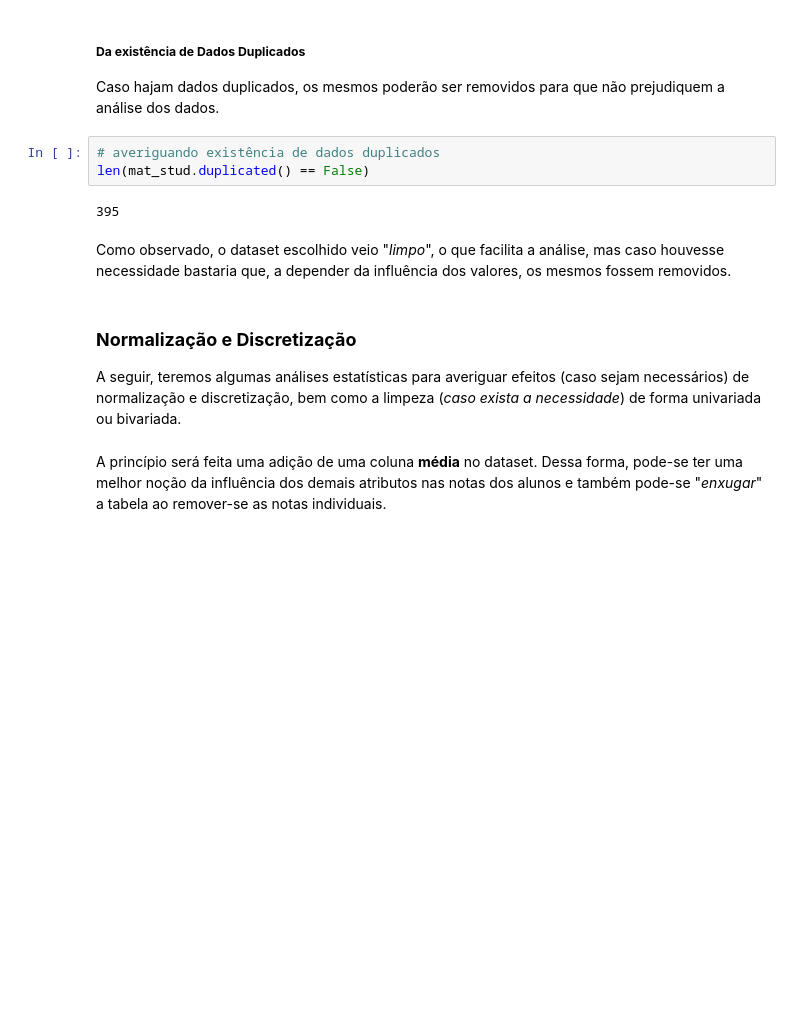
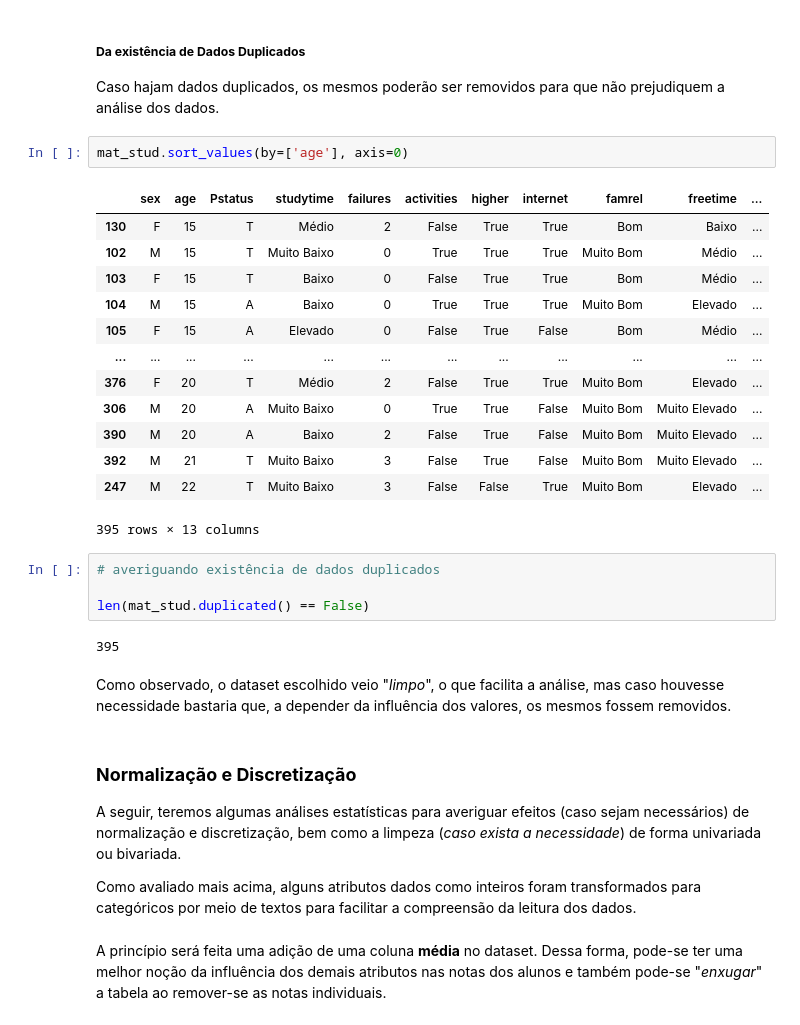
Before and after one commit to danielmacedodc/Analise-de-Dados_CIn, a Jupyter notebook: Projeto - Análise de Dados - Daniel Macedo.ipynb, the cells around one changed output. Cells and saved outputs as stored; diff of their text form; blank space fills up the shorter version.

```diff
--- a/Projeto - Análise de Dados - Daniel Macedo.ipynb
+++ b/Projeto - Análise de Dados - Daniel Macedo.ipynb
@@ -256,8 +256,25 @@ Dessa forma, também não se vê a necessidade de realizar a imputação de valo
 ##### **Da existência de Dados Duplicados**
 
 Caso hajam dados duplicados, os mesmos poderão ser removidos para que não prejudiquem a análise dos dados.
+# %%
+mat_stud.sort_values(by=['age'], axis=0)
+# %% [output]
+|  | sex | age | Pstatus | studytime | failures | activities | higher | internet | famrel | freetime | ... |
+| 130 | F | 15 | T | Médio | 2 | False | True | True | Bom | Baixo | ... |
+| 102 | M | 15 | T | Muito Baixo | 0 | True | True | True | Muito Bom | Médio | ... |
+| 103 | F | 15 | T | Baixo | 0 | False | True | True | Bom | Médio | ... |
+| 104 | M | 15 | A | Baixo | 0 | True | True | True | Muito Bom | Elevado | ... |
+| 105 | F | 15 | A | Elevado | 0 | False | True | False | Bom | Médio | ... |
+| ... | ... | ... | ... | ... | ... | ... | ... | ... | ... | ... | ... |
+| 376 | F | 20 | T | Médio | 2 | False | True | True | Muito Bom | Elevado | ... |
+| 306 | M | 20 | A | Muito Baixo | 0 | True | True | False | Muito Bom | Muito Elevado | ... |
+| 390 | M | 20 | A | Baixo | 2 | False | True | False | Muito Bom | Muito Elevado | ... |
+| 392 | M | 21 | T | Muito Baixo | 3 | False | True | False | Muito Bom | Muito Elevado | ... |
+| 247 | M | 22 | T | Muito Baixo | 3 | False | False | True | Muito Bom | Elevado | ... |
+395 rows × 13 columns
 # %%
 # averiguando existência de dados duplicados
+
 len(mat_stud.duplicated() == False)
 # %% [output]
 395
@@ -267,6 +284,8 @@ Como observado, o dataset escolhido veio "*limpo*", o que facilita a análise, m
 ### **Normalização e Discretização**
 
 A seguir, teremos algumas análises estatísticas para averiguar efeitos (caso sejam necessários) de normalização e discretização, bem como a limpeza (*caso exista a necessidade*) de forma univariada ou bivariada.
+
+Como avaliado mais acima, alguns atributos dados como inteiros foram transformados para categóricos por meio de textos para facilitar a compreensão da leitura dos dados.
 # %% [markdown]
 A princípio será feita uma adição de uma coluna **média** no dataset. Dessa forma, pode-se ter uma melhor noção da influência dos demais atributos nas notas dos alunos e também pode-se "*enxugar*" a tabela ao remover-se as notas individuais.
 # %%
```
Also changed, not shown: parts of 11 cells of this notebook.
